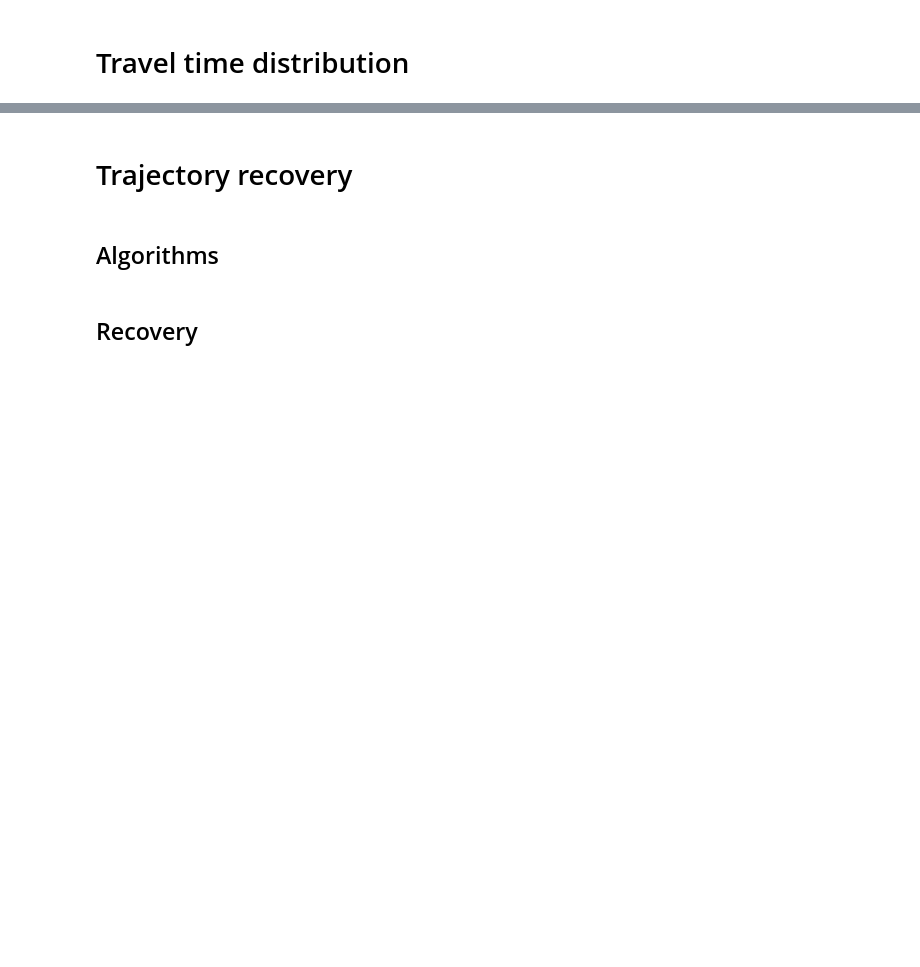
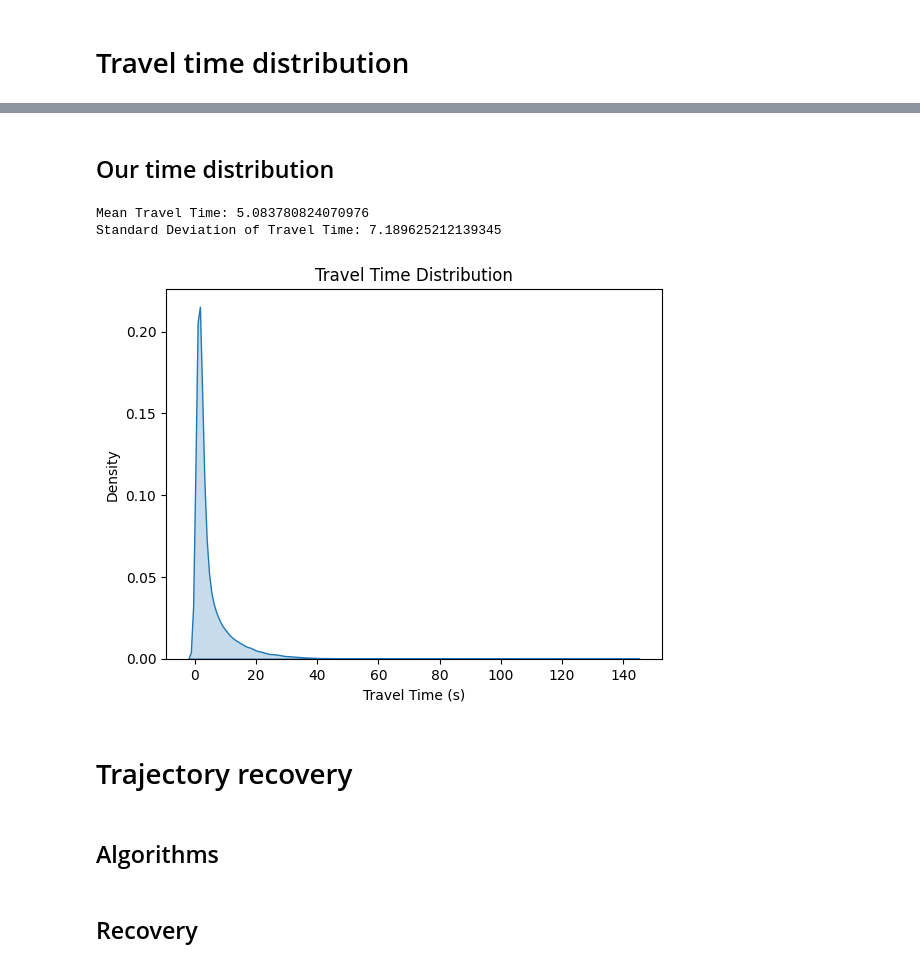
Before and after one commit to JaviAnton/UC-Project-Group-1, a Jupyter notebook: final/main.ipynb, the cells around one changed output, grey strips where cells are left out. Cells and saved outputs as stored; diff of their text form; code cells hidden in the pictures; blank space fills up the shorter version.

```diff
--- a/final/main.ipynb
+++ b/final/main.ipynb
@@ -94,3 +113,12 @@ phi_train,phi_test,T_train,T_test=train_test_split(phi,T,train_size=0.8)
 # %%
 baseline_TTD = ox.add_edge_speeds(g)
 baseline_TTD = ox.add_edge_travel_times(baseline_TTD)
+# %% [markdown]
+## Our time distribution
+# %%
+# Since the timestamp represents second, we add a counter to count the travel time between each node connection
+track_with_counter = []
+for sub_list1, sub_list2 in zip(phi_train, T_train):
+    pair_counts = Counter(tuple(row[1:3]) for row in sub_list1)
+    updated_list = [(pair[0], pair[1], pair_counts.get(pair, 0)) for pair in sub_list2]
+    track_with_counter.append(updated_list)
@@ -96,0 +143,18 @@ baseline_TTD = ox.add_edge_travel_times(baseline_TTD)
+# %%
+TTD_gdf_edges = ox.graph_to_gdfs(g, nodes=False)
+
+average_travel_time_dict = dict(average_travel_time)
+
+# Update the travel time column in with the trajectory data
+TTD_gdf_edges['travel_time']=np.nan
+for index, row in TTD_gdf_edges.iterrows():
+    node_pair = (index[0], index[1])
+    TTD_gdf_edges.at[index, 'travel_time'] = average_travel_time_dict.get(node_pair, row['travel_time'])
+
+# Get average travel speed and extrapolate to unkown edges
+sub=TTD_gdf_edges['travel_time']!=0
+TTD_gdf_edges.loc[sub,'travel_speed']=TTD_gdf_edges.loc[sub,'length']/TTD_gdf_edges.loc[sub,'travel_time']
+average_speed=TTD_gdf_edges['travel_speed'].mean(skipna=True)
+
+sub=TTD_gdf_edges["travel_time"].isna()
+TTD_gdf_edges.loc[sub,"travel_time"]=TTD_gdf_edges.loc[sub,'length']/(2/3*average_speed)
@@ -97,3 +163,21 @@ baseline_TTD = ox.add_edge_travel_times(baseline_TTD)
+# %%
+# Generate travel time distribution
+time = TTD_gdf_edges['travel_time']
+mean_travel_time = np.mean(time)
+std_dev_travel_time = np.std(time)
+
+print("Mean Travel Time:", mean_travel_time)
+print("Standard Deviation of Travel Time:", std_dev_travel_time)
+
+sns.kdeplot(time, fill=True)
+plt.title('Travel Time Distribution')
+plt.xlabel('Travel Time (s)')
+plt.ylabel('Density')
+plt.show()
+# %% [output]
+Mean Travel Time: 5.083780824070976
+Standard Deviation of Travel Time: 7.189625212139345
+[figure, added]
 # %% [markdown]
 # Trajectory recovery
 # %%
```
Also changed, not shown: parts of 25 cells of this notebook.
